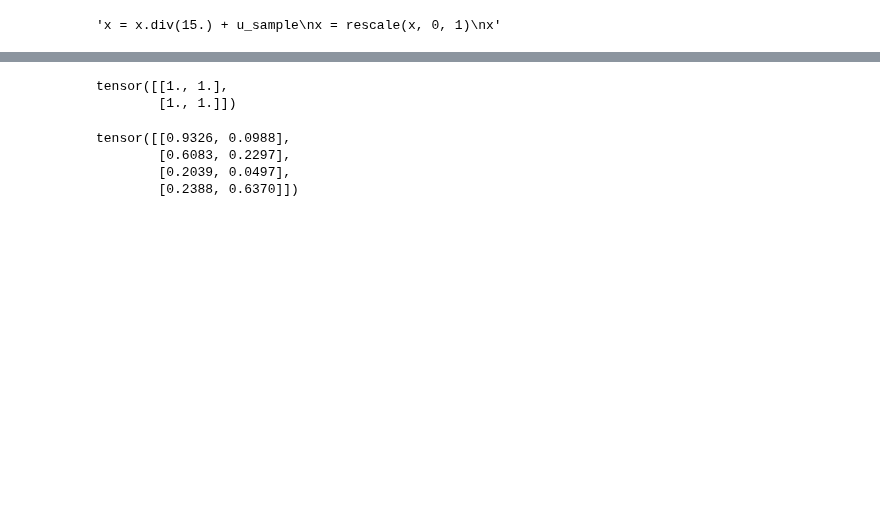
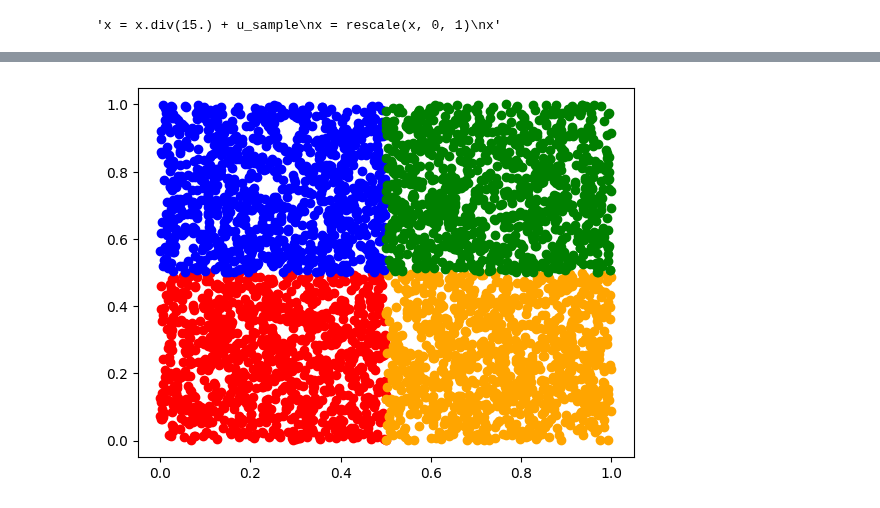
Before and after one commit to tayfununal/PyTorch, a Jupyter notebook: dequantization.ipynb, the cells around one changed output, grey strips where cells are left out. Drawn from its saved outputs; the diff is of its cells as text; code cells hidden in the pictures; blank space fills up the shorter version.

```diff
--- a/dequantization.ipynb
+++ b/dequantization.ipynb
@@ -103,12 +91,19 @@ plt.scatter(Y[3::4, 0], Y[3::4, 1])"""
-# %%
-torch.concat((x,x),0)[::4,:]
-# %% [output]
-tensor([[1., 1.],
-        [1., 1.]])
-# %%
-torch.tensor(x).div_(256.) + torch.rand_like(torch.tensor(x))
-# %% [output]
-tensor([[0.9326, 0.0988],
-        [0.6083, 0.2297],
-        [0.2039, 0.0497],
-        [0.2388, 0.6370]])
+# %%
+x = torch.tensor([[0, 0], [1, 0],
+                  [0, 1], [1, 1]]).to(torch.float32)
+# %%
+X = torch.zeros((4000,2))
+
+for i in range(1000):
+  b = x + uniform.sample((4,2)).squeeze()
+  X[i*4:(i+1)*4,:] = b
+
+X = rescale(X, 0, 1)
+# %%
+plt.scatter(X[::4, 0], X[::4, 1], color='red')
+plt.scatter(X[1::4, 0], X[1::4, 1], color='orange')
+plt.scatter(X[2::4, 0], X[2::4, 1], color='blue')
+plt.scatter(X[3::4, 0], X[3::4, 1], color='green')
+plt.show()
+# %% [output]
+[figure, added]
```
Also changed, not shown: parts of 1 cell of this notebook.
